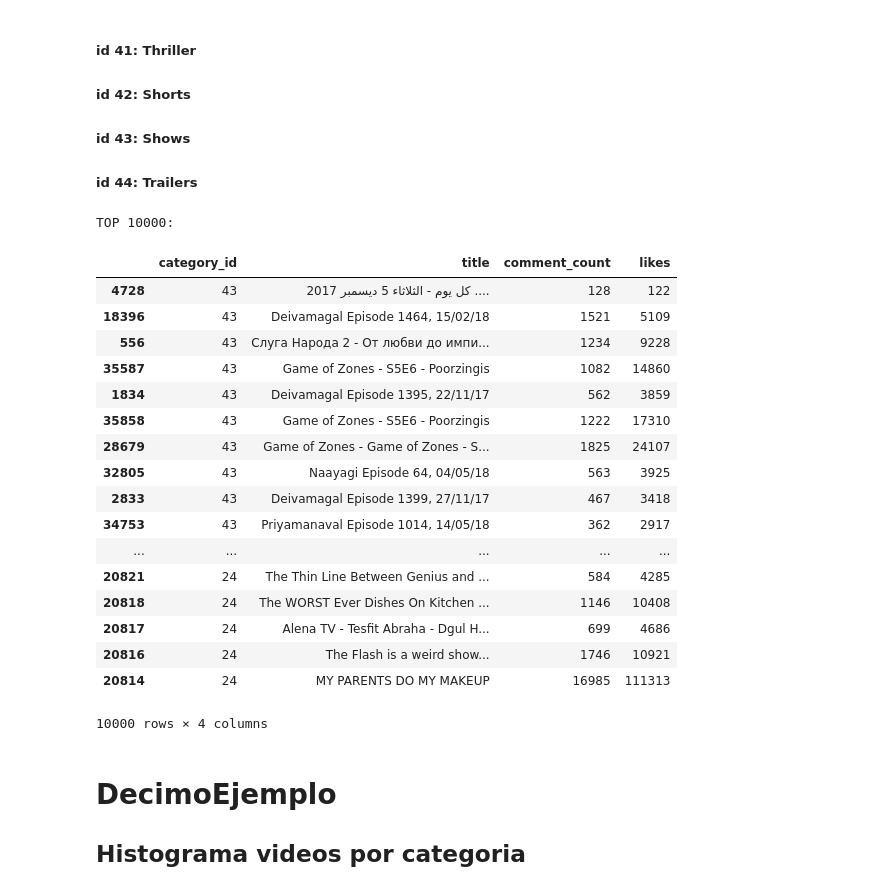
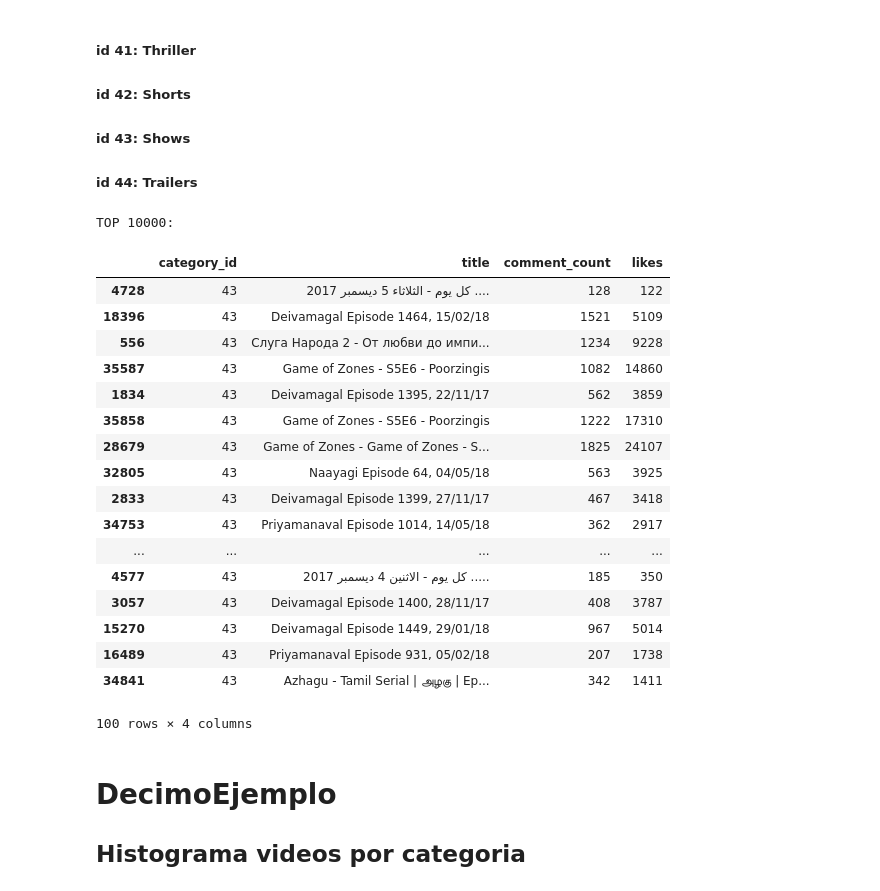
Before and after one commit to 2019-B-GR1-Python/py-alvarado-roman-ronald-francisco, a Jupyter notebook: Proyectos/Proyecto1/Proyecto1_Anlisis.ipynb, the cells around one changed output. Drawn from its saved outputs; the diff is of its cells as text; code cells hidden in the pictures.

```diff
--- a/Proyectos/Proyecto1/Proyecto1_Anlisis.ipynb
+++ b/Proyectos/Proyecto1/Proyecto1_Anlisis.ipynb
@@ -293,30 +354,30 @@ Name: title, dtype: float64
 ##### id 43: Shows
 ##### id 44: Trailers
 # %%
-top1000_videos_trending_date = youtube_dataset['category_id'].sort_values(ascending=False).head(10000)
+top100_videos_trending_date = youtube_dataset['category_id'].sort_values(ascending=False).head(100)
 videos_mas_trending = youtube_dataset.loc[top100_videos_trending_date.index,['category_id','title','comment_count','likes']]
 print('TOP 10000:')
 display(videos_mas_trending)
 # %% [output]
 TOP 10000:
 |  | category_id | title | comment_count | likes |
 | 4728 | 43 | كل يوم - الثلاثاء 5 ديسمبر 2017 .... | 128 | 122 |
 | 18396 | 43 | Deivamagal Episode 1464, 15/02/18 | 1521 | 5109 |
 | 556 | 43 | Слуга Народа 2 - От любви до импи... | 1234 | 9228 |
 | 35587 | 43 | Game of Zones - S5E6 - Poorzingis | 1082 | 14860 |
 | 1834 | 43 | Deivamagal Episode 1395, 22/11/17 | 562 | 3859 |
 | 35858 | 43 | Game of Zones - S5E6 - Poorzingis | 1222 | 17310 |
 | 28679 | 43 | Game of Zones - Game of Zones - S... | 1825 | 24107 |
 | 32805 | 43 | Naayagi Episode 64, 04/05/18 | 563 | 3925 |
 | 2833 | 43 | Deivamagal Episode 1399, 27/11/17 | 467 | 3418 |
 | 34753 | 43 | Priyamanaval Episode 1014, 14/05/18 | 362 | 2917 |
 | ... | ... | ... | ... | ... |
-| 20821 | 24 | The Thin Line Between Genius and ... | 584 | 4285 |
-| 20818 | 24 | The WORST Ever Dishes On Kitchen ... | 1146 | 10408 |
-| 20817 | 24 | Alena TV - Tesfit Abraha - Dgul H... | 699 | 4686 |
-| 20816 | 24 | The Flash is a weird show... | 1746 | 10921 |
-| 20814 | 24 | MY PARENTS DO MY MAKEUP | 16985 | 111313 |
+| 4577 | 43 | كل يوم - الاثنين 4 ديسمبر 2017 ..... | 185 | 350 |
+| 3057 | 43 | Deivamagal Episode 1400, 28/11/17 | 408 | 3787 |
+| 15270 | 43 | Deivamagal Episode 1449, 29/01/18 | 967 | 5014 |
+| 16489 | 43 | Priyamanaval Episode 931, 05/02/18 | 207 | 1738 |
+| 34841 | 43 | Azhagu - Tamil Serial | அழகு | Ep... | 342 | 1411 |
-10000 rows × 4 columns
+100 rows × 4 columns
 # %% [markdown]
 # DecimoEjemplo
 ## Histograma videos por categoria
```
Also changed, not shown: parts of 12 cells of this notebook, 5 other files.
